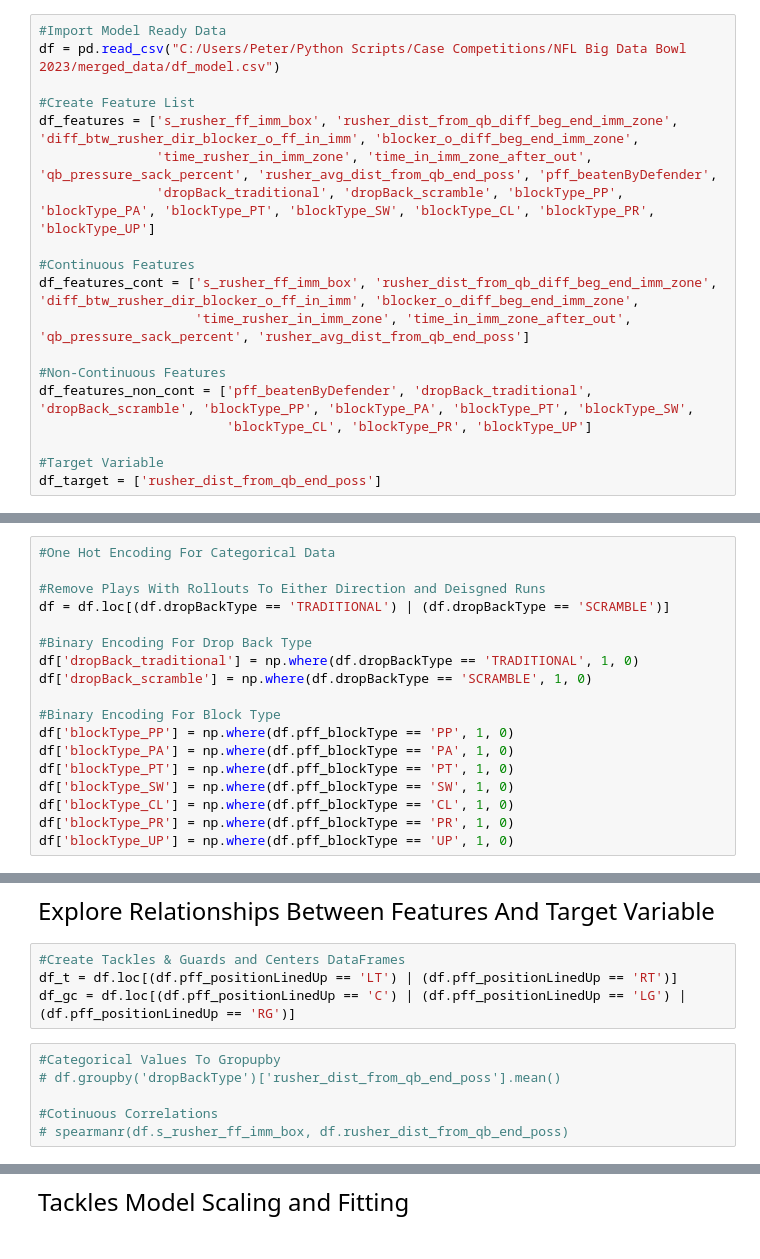
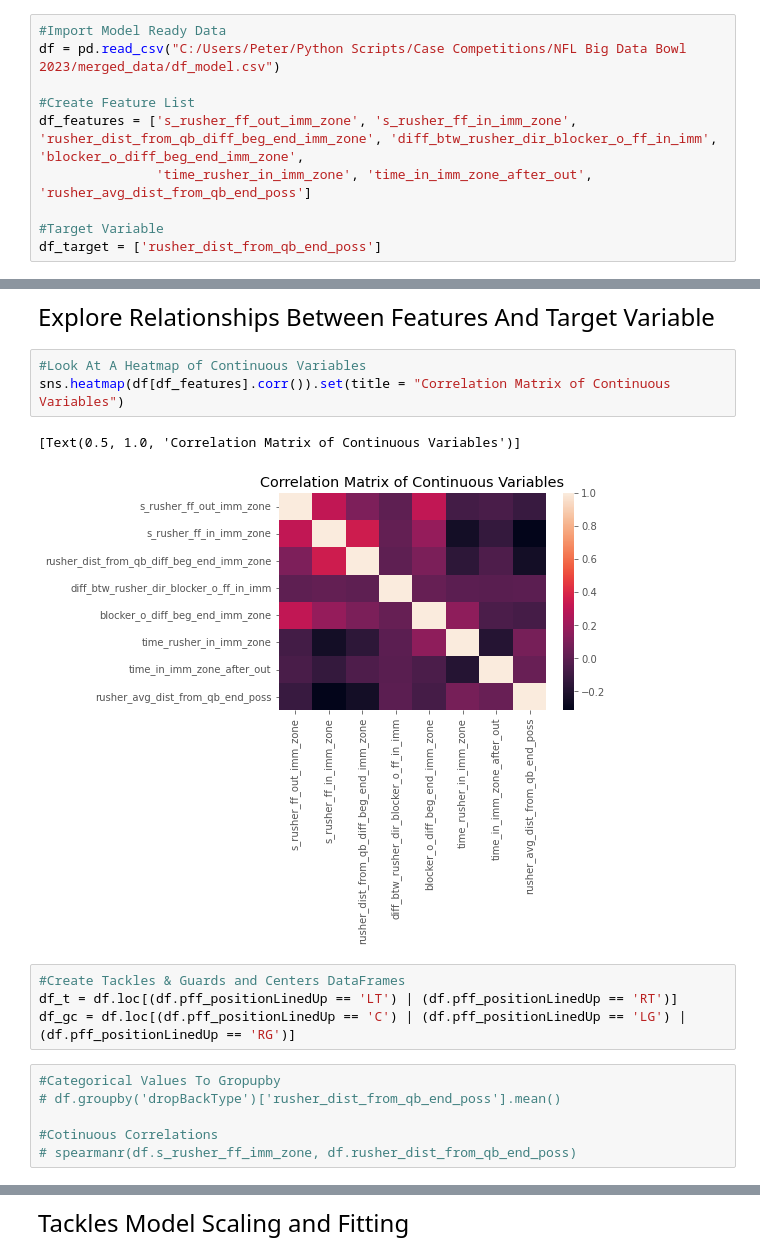
Before and after one commit to peterlmajors/FSAS_BigDataBowl_2023, a Jupyter notebook: Model_Creation.ipynb, the cells around one changed output, grey strips where cells are left out. Drawn from its saved outputs; the diff is of its cells as text.

```diff
--- a/Model_Creation.ipynb
+++ b/Model_Creation.ipynb
@@ -44,17 +44,8 @@ pd.set_option('display.max_rows', 1000)
 df = pd.read_csv("C:/Users/Peter/Python Scripts/Case Competitions/NFL Big Data Bowl 2023/merged_data/df_model.csv")
 
 #Create Feature List
-df_features = ['s_rusher_ff_imm_box', 'rusher_dist_from_qb_diff_beg_end_imm_zone', 'diff_btw_rusher_dir_blocker_o_ff_in_imm', 'blocker_o_diff_beg_end_imm_zone',
-               'time_rusher_in_imm_zone', 'time_in_imm_zone_after_out', 'qb_pressure_sack_percent', 'rusher_avg_dist_from_qb_end_poss', 'pff_beatenByDefender',
-               'dropBack_traditional', 'dropBack_scramble', 'blockType_PP', 'blockType_PA', 'blockType_PT', 'blockType_SW', 'blockType_CL', 'blockType_PR', 'blockType_UP']
-
-#Continuous Features
-df_features_cont = ['s_rusher_ff_imm_box', 'rusher_dist_from_qb_diff_beg_end_imm_zone', 'diff_btw_rusher_dir_blocker_o_ff_in_imm', 'blocker_o_diff_beg_end_imm_zone',
-                    'time_rusher_in_imm_zone', 'time_in_imm_zone_after_out', 'qb_pressure_sack_percent', 'rusher_avg_dist_from_qb_end_poss']
-
-#Non-Continuous Features
-df_features_non_cont = ['pff_beatenByDefender', 'dropBack_traditional', 'dropBack_scramble', 'blockType_PP', 'blockType_PA', 'blockType_PT', 'blockType_SW',
-                        'blockType_CL', 'blockType_PR', 'blockType_UP']
+df_features = ['s_rusher_ff_out_imm_zone', 's_rusher_ff_in_imm_zone', 'rusher_dist_from_qb_diff_beg_end_imm_zone', 'diff_btw_rusher_dir_blocker_o_ff_in_imm', 'blocker_o_diff_beg_end_imm_zone',
+               'time_rusher_in_imm_zone', 'time_in_imm_zone_after_out', 'rusher_avg_dist_from_qb_end_poss']
 
 #Target Variable
 df_target = ['rusher_dist_from_qb_end_poss']
@@ -71,18 +57,0 @@ df['qb_pressure_sack_percent'] = df['qb_pressure_sack_percent'].fillna(avg_qb_pr
-# %%
-#One Hot Encoding For Categorical Data
-
-#Remove Plays With Rollouts To Either Direction and Deisgned Runs
-df = df.loc[(df.dropBackType == 'TRADITIONAL') | (df.dropBackType == 'SCRAMBLE')]
-
-#Binary Encoding For Drop Back Type
-df['dropBack_traditional'] = np.where(df.dropBackType == 'TRADITIONAL', 1, 0)
-df['dropBack_scramble'] = np.where(df.dropBackType == 'SCRAMBLE', 1, 0)
-
-#Binary Encoding For Block Type
-df['blockType_PP'] = np.where(df.pff_blockType == 'PP', 1, 0)
-df['blockType_PA'] = np.where(df.pff_blockType == 'PA', 1, 0)
-df['blockType_PT'] = np.where(df.pff_blockType == 'PT', 1, 0)
-df['blockType_SW'] = np.where(df.pff_blockType == 'SW', 1, 0)
-df['blockType_CL'] = np.where(df.pff_blockType == 'CL', 1, 0)
-df['blockType_PR'] = np.where(df.pff_blockType == 'PR', 1, 0)
-df['blockType_UP'] = np.where(df.pff_blockType == 'UP', 1, 0)
@@ -95,5 +58,11 @@ sns.heatmap(df[df_features_cont].corr()).set(title = "Correlation Matrix of Cont
 # %% [markdown]
 <font size = "5"> Explore Relationships Between Features And Target Variable </font>
+# %%
+#Look At A Heatmap of Continuous Variables
+sns.heatmap(df[df_features].corr()).set(title = "Correlation Matrix of Continuous Variables")
+# %% [output]
+[Text(0.5, 1.0, 'Correlation Matrix of Continuous Variables')]
+[figure, added]
 # %%
 #Create Tackles & Guards and Centers DataFrames
 df_t = df.loc[(df.pff_positionLinedUp == 'LT') | (df.pff_positionLinedUp == 'RT')]
@@ -103,4 +72,4 @@ df_gc = df.loc[(df.pff_positionLinedUp == 'C') | (df.pff_positionLinedUp == 'LG'
 # df.groupby('dropBackType')['rusher_dist_from_qb_end_poss'].mean()
 
 #Cotinuous Correlations
-# spearmanr(df.s_rusher_ff_imm_box, df.rusher_dist_from_qb_end_poss)
+# spearmanr(df.s_rusher_ff_imm_zone, df.rusher_dist_from_qb_end_poss)
```
Also changed, not shown: parts of 30 cells of this notebook, 3 other files.
